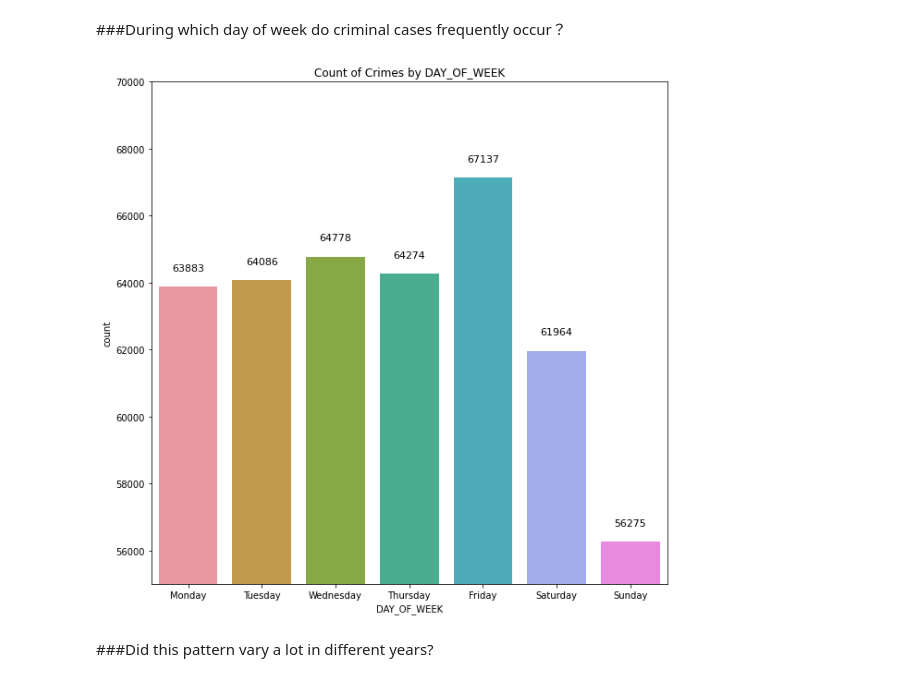
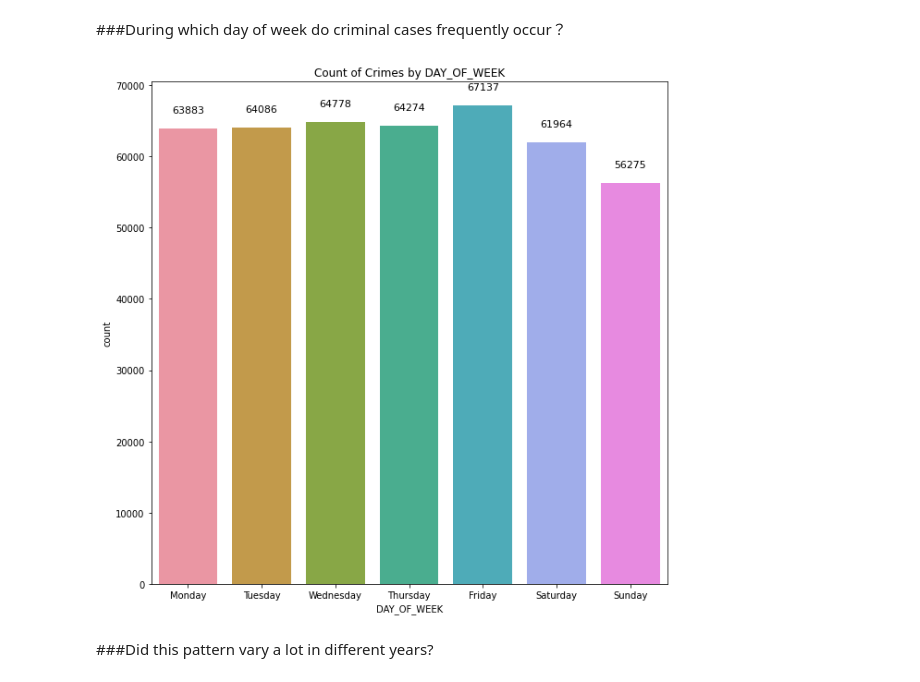
Before and after one commit to AlexVonSchwerdtner/BA780-Team6, a Jupyter notebook: Boston_Crime_Scene_Analytics.ipynb, the cells around one changed output. Cells and saved outputs as stored; diff of their text form; code cells hidden in the pictures.

```diff
--- a/Boston_Crime_Scene_Analytics.ipynb
+++ b/Boston_Crime_Scene_Analytics.ipynb
@@ -311,12 +305,12 @@ def date(time):
 Crimes_all_years['OCCURRED_ON_DATE']=pd.to_datetime(Crimes_all_years['OCCURRED_ON_DATE'],format='%Y-%m-%d %H:%M:%S')
 Crimes_all_years['OCCURRED_ON_DATE']=Crimes_all_years['OCCURRED_ON_DATE'].apply(date)
 Crimes_all_years['OCCURRED_ON_DATE']
-
-holidays = pd.read_csv('US Holiday Dates (2004-2021).csv')
-holidays = holidays[['Date','Holiday']]
-holidays['Date'] = pd.to_datetime(holidays['Date'],format='%Y-%m-%d')
-holidays['Date']=holidays['Date'].apply(date)
-Crimes_all_years = Crimes_all_years.merge(holidays, left_on='OCCURRED_ON_DATE',right_on='Date')
+# %%
+# EXPLAIN
+holidays = holidays[['Date','Holiday']]
+holidays['Date'] = pd.to_datetime(holidays['Date'],format='%Y-%m-%d')
+holidays['Date']=holidays['Date'].apply(date)
+Crimes_all_years = Crimes_all_years.merge(holidays, left_on='OCCURRED_ON_DATE',right_on='Date',how='outer')
 # %%
 crime_holiday=Crimes_all_years.groupby('Holiday').agg('count')
 crime_holiday
@@ -420,17 +433,16 @@ ax.set_title('Count of Crimes by Hour');
 # %%
 crimes_weekday = Crimes_all_years.groupby('DAY_OF_WEEK').size().to_frame('count').sort_values(by='count', ascending=False).reset_index()
 crimes_weekday = crimes_weekday.reindex([4,3,1,2,0,5,6])
 sns.set_palette('husl')
 ax = sns.barplot(data=crimes_weekday,x='DAY_OF_WEEK',y='count')
 sns.set_context({"figure.figsize":(10,10)})
 ax.set_title('Count of Crimes by DAY_OF_WEEK')
 for p in ax.patches:
     ax.annotate("%.0f" % p.get_height(), (p.get_x() + p.get_width() / 2., p.get_height()),
                 ha='center', va='center', fontsize=11, color='black', xytext=(0, 20),
-                textcoords='offset points')
-ax.set_ylim(55000,70000);
+                textcoords='offset points');
 # %% [output]
-[figure, old version]
+[figure, new version]
 # %% [markdown]
 ###Did this pattern vary a lot in different years?
 # %%
```
Also changed, not shown: parts of 30 cells of this notebook.
